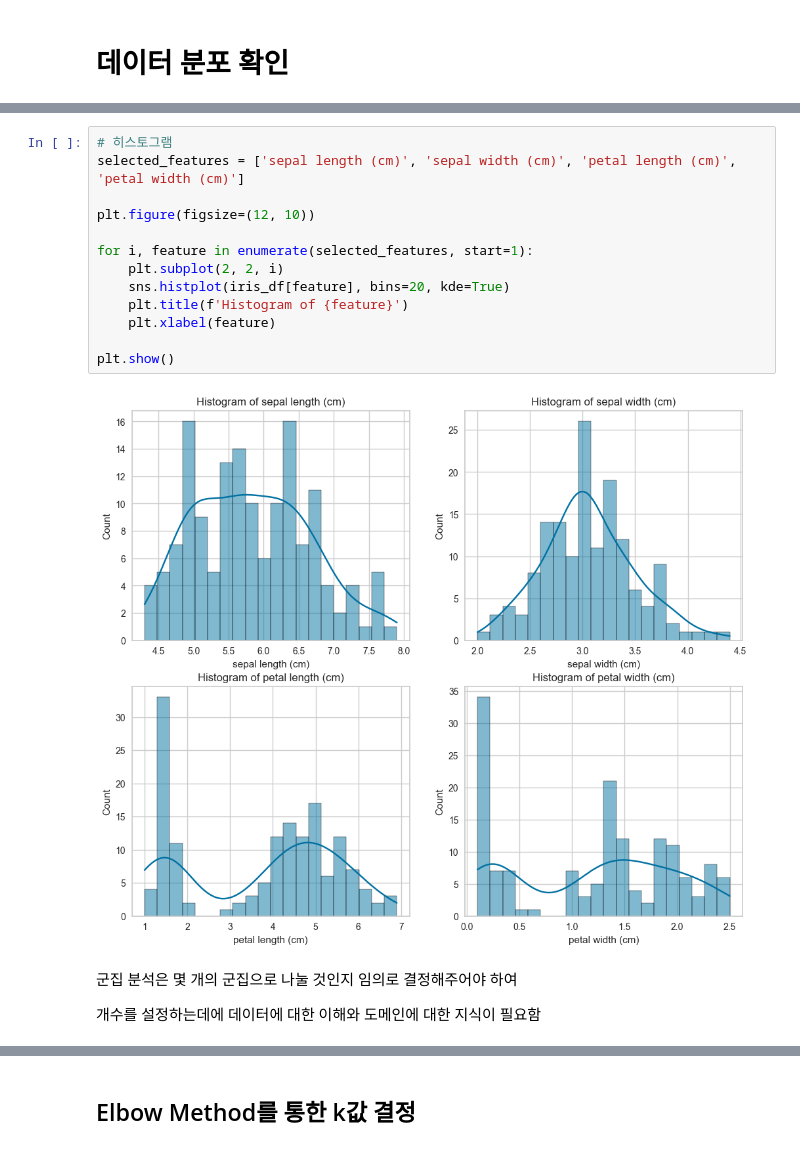
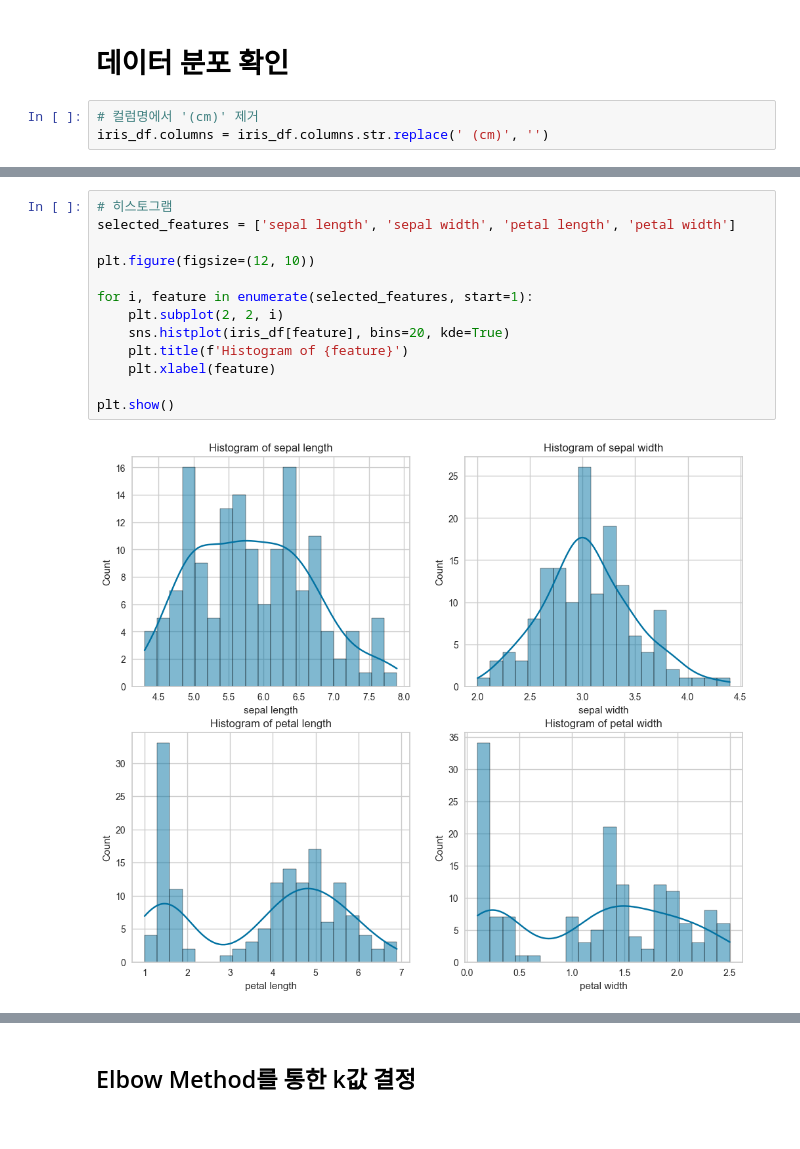
Before and after one commit to njh2663/Clustering_kmeans, a Jupyter notebook: Kmeans_iris.ipynb, the cells around one changed output, grey strips where cells are left out. Cells and saved outputs as stored; diff of their text form.

```diff
--- a/Kmeans_iris.ipynb
+++ b/Kmeans_iris.ipynb
@@ -37,5 +54,8 @@ print(iris_df.head())
 # %% [markdown]
 # 데이터 분포 확인
+# %%
+# 컬럼명에서 '(cm)' 제거
+iris_df.columns = iris_df.columns.str.replace(' (cm)', '')
 # %%
 print(iris_df.describe())
 # %% [output]
@@ -79,19 +89,15 @@ plt.show()
 # %%
 # 히스토그램
-selected_features = ['sepal length (cm)', 'sepal width (cm)', 'petal length (cm)', 'petal width (cm)']
+selected_features = ['sepal length', 'sepal width', 'petal length', 'petal width']
 
 plt.figure(figsize=(12, 10))
 
 for i, feature in enumerate(selected_features, start=1):
     plt.subplot(2, 2, i)
     sns.histplot(iris_df[feature], bins=20, kde=True)
     plt.title(f'Histogram of {feature}')
     plt.xlabel(feature)
 
 plt.show()
 # %% [output]
-[figure, old version]
+[figure, new version]
-# %% [markdown]
-군집 분석은 몇 개의 군집으로 나눌 것인지 임의로 결정해주어야 하여
-
-개수를 설정하는데에 데이터에 대한 이해와 도메인에 대한 지식이 필요함
```
Also changed, not shown: parts of 41 cells of this notebook, 3 other files.
